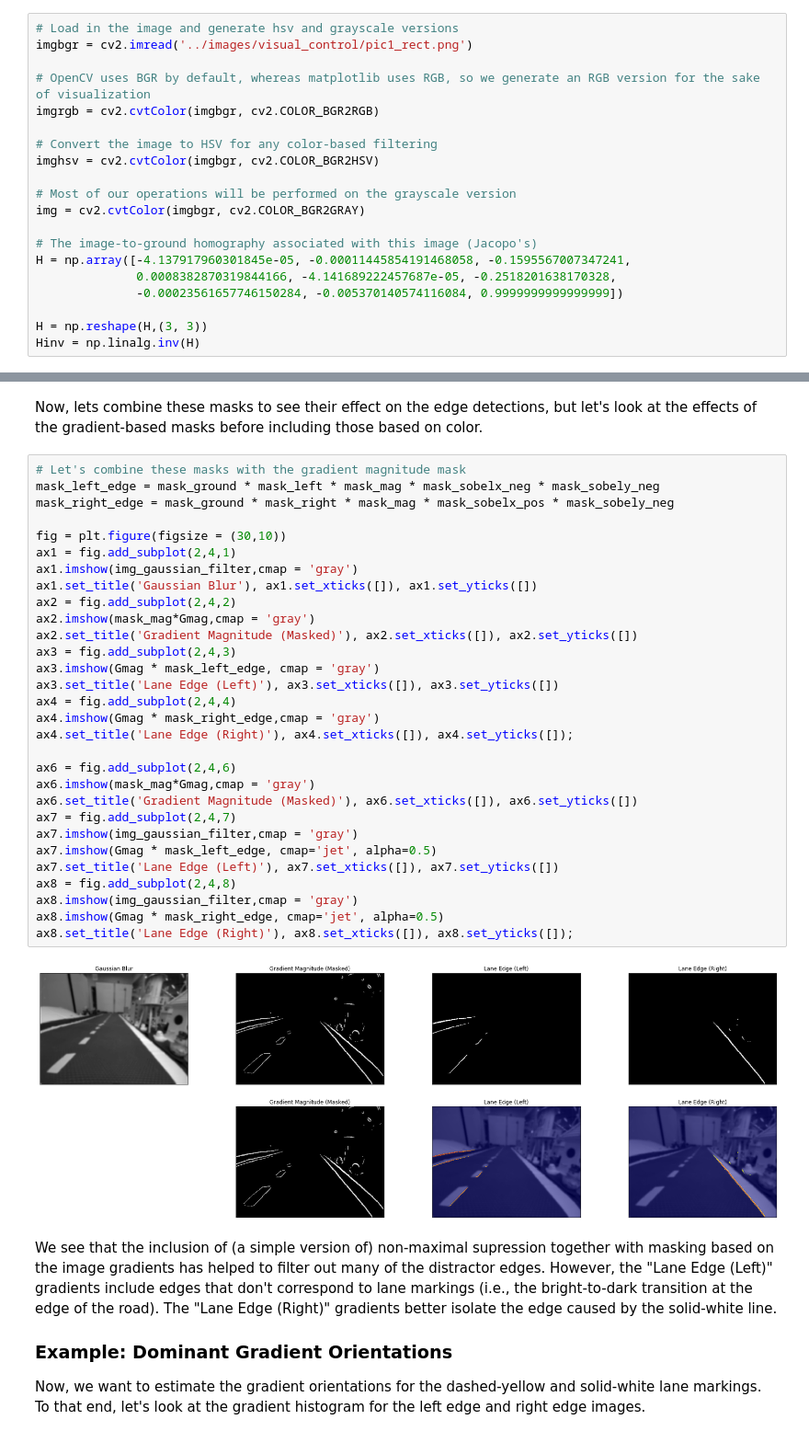
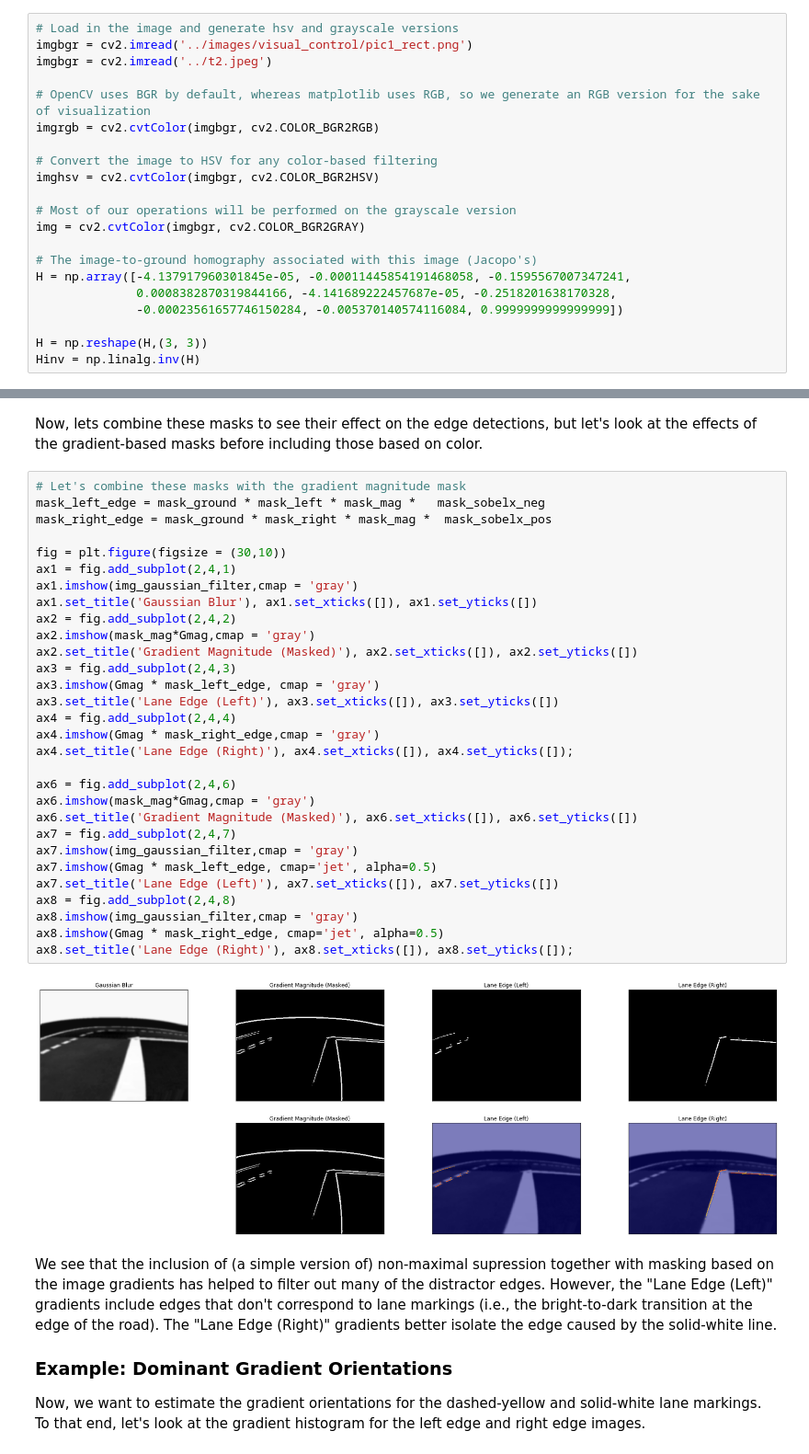
Before and after one commit to phwtc/mooc-exercises, a Jupyter notebook: visual_lane_servoing/solution/05-Visual-Servoing/visual_servoing_activity.ipynb, the cells around one changed output, grey strips where cells are left out. Shown at 92% size. Drawn from its saved outputs; the diff is of its cells as text.

```diff
--- a/visual_lane_servoing/solution/05-Visual-Servoing/visual_servoing_activity.ipynb
+++ b/visual_lane_servoing/solution/05-Visual-Servoing/visual_servoing_activity.ipynb
@@ -68,6 +68,7 @@ Let's load the image as well as the homography for the corresponding camera into
 # %%
 # Load in the image and generate hsv and grayscale versions
 imgbgr = cv2.imread('../images/visual_control/pic1_rect.png')
+imgbgr = cv2.imread('../t2.jpeg')
 
 # OpenCV uses BGR by default, whereas matplotlib uses RGB, so we generate an RGB version for the sake of visualization
 imgrgb = cv2.cvtColor(imgbgr, cv2.COLOR_BGR2RGB)
@@ -345,36 +349,36 @@ mask_sobely_neg = (sobely < 0)
 Now, lets combine these masks to see their effect on the edge detections, but let's look at the effects of the gradient-based masks before including those based on color.
 # %%
 # Let's combine these masks with the gradient magnitude mask
-mask_left_edge = mask_ground * mask_left * mask_mag * mask_sobelx_neg * mask_sobely_neg
-mask_right_edge = mask_ground * mask_right * mask_mag * mask_sobelx_pos * mask_sobely_neg
+mask_left_edge = mask_ground * mask_left * mask_mag *   mask_sobelx_neg
+mask_right_edge = mask_ground * mask_right * mask_mag *  mask_sobelx_pos
 
 fig = plt.figure(figsize = (30,10))
 ax1 = fig.add_subplot(2,4,1)
 ax1.imshow(img_gaussian_filter,cmap = 'gray')
 ax1.set_title('Gaussian Blur'), ax1.set_xticks([]), ax1.set_yticks([])
 ax2 = fig.add_subplot(2,4,2)
 ax2.imshow(mask_mag*Gmag,cmap = 'gray')
 ax2.set_title('Gradient Magnitude (Masked)'), ax2.set_xticks([]), ax2.set_yticks([])
 ax3 = fig.add_subplot(2,4,3)
 ax3.imshow(Gmag * mask_left_edge, cmap = 'gray')
 ax3.set_title('Lane Edge (Left)'), ax3.set_xticks([]), ax3.set_yticks([])
 ax4 = fig.add_subplot(2,4,4)
 ax4.imshow(Gmag * mask_right_edge,cmap = 'gray')
 ax4.set_title('Lane Edge (Right)'), ax4.set_xticks([]), ax4.set_yticks([]);
 
 ax6 = fig.add_subplot(2,4,6)
 ax6.imshow(mask_mag*Gmag,cmap = 'gray')
 ax6.set_title('Gradient Magnitude (Masked)'), ax6.set_xticks([]), ax6.set_yticks([])
 ax7 = fig.add_subplot(2,4,7)
 ax7.imshow(img_gaussian_filter,cmap = 'gray')
 ax7.imshow(Gmag * mask_left_edge, cmap='jet', alpha=0.5)
 ax7.set_title('Lane Edge (Left)'), ax7.set_xticks([]), ax7.set_yticks([])
 ax8 = fig.add_subplot(2,4,8)
 ax8.imshow(img_gaussian_filter,cmap = 'gray')
 ax8.imshow(Gmag * mask_right_edge, cmap='jet', alpha=0.5)
 ax8.set_title('Lane Edge (Right)'), ax8.set_xticks([]), ax8.set_yticks([]);
 # %% [output]
-[figure, old version]
+[figure, new version]
 # %% [markdown]
 We see that the inclusion of (a simple version of) non-maximal supression together with masking based on the image gradients has helped to filter out many of the distractor edges. However, the "Lane Edge (Left)" gradients include edges that don't correspond to lane markings (i.e., the bright-to-dark transition at the edge of the road). The "Lane Edge (Right)" gradients better isolate the edge caused by the solid-white line.
 
```
Also changed, not shown: parts of 15 cells of this notebook, 7 other files.
